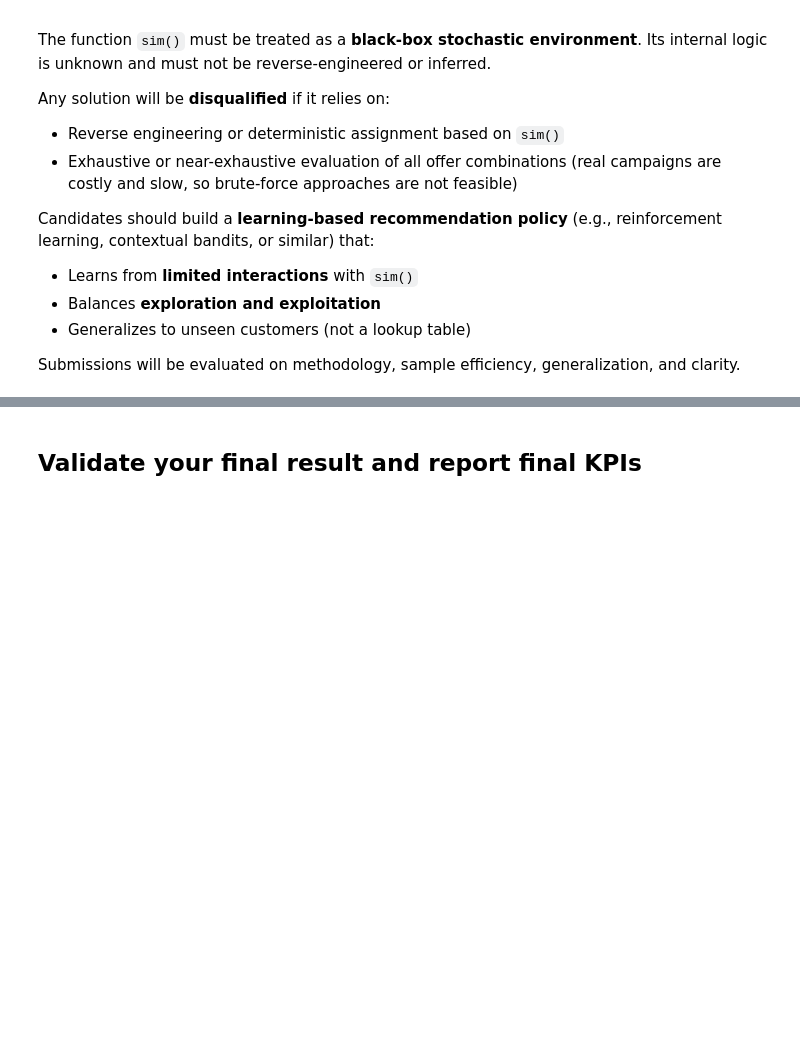
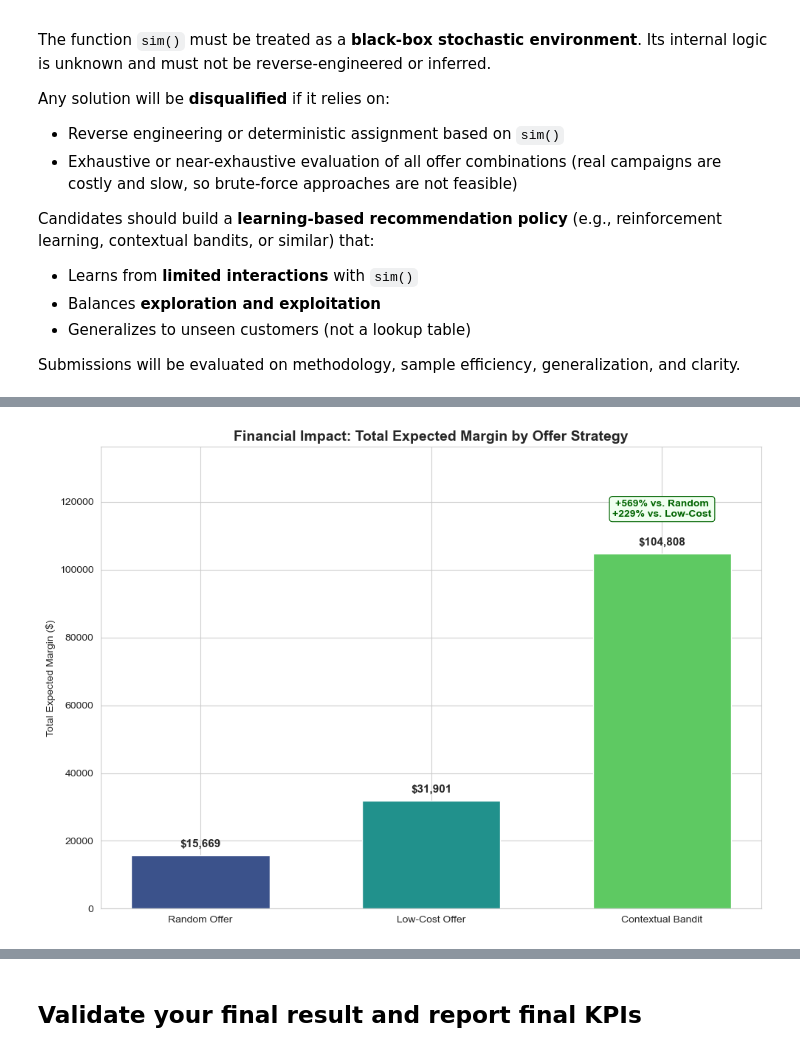
Before and after one commit to daniels13ca/liberty_case, a Jupyter notebook: CVM Simulation - Case.ipynb, the cells around one changed output, grey strips where cells are left out. Saved outputs shown, nothing was run; the diff lists cells and outputs as text; code cells hidden in the pictures; blank space fills up the shorter version.

Commit message:
Final version of model

```diff
--- a/CVM Simulation - Case.ipynb
+++ b/CVM Simulation - Case.ipynb
@@ -909,0 +954,99 @@ Batch 10: epsilon=0.05 | conversion=2.93% | margin=$75,653
+# %%
+# ============================================================
+# Financial Impact Comparison: Random vs. Low-Cost vs. Contextual Bandit
+# ============================================================
+
+sns.set_style("whitegrid")
+PALETTE = "viridis"
+
+# ------------------------------------------------------------
+# 1. Data Aggregation
+# ------------------------------------------------------------
+scenarios = {
+    "Random Offer": random_results_check,
+    "Low-Cost Offer": low_cost_results_check,
+    "Contextual Bandit": optimized_results_check,
+}
+
+# Total expected margin: sum of total_margin among converted customers only
+# (mathematically equal to summing total_margin over all rows, since
+# non-converted customers carry total_margin == 0 — filtering explicitly
+# keeps the calculation self-documenting)
+total_margin_by_scenario = {
+    name: df.loc[df["converted"], "total_margin"].sum()
+    for name, df in scenarios.items()
+}
+
+margin_summary = pd.DataFrame({
+    "Scenario": list(total_margin_by_scenario.keys()),
+    "Total Expected Margin ($)": list(total_margin_by_scenario.values()),
+})
+print("=== Total Expected Margin by Scenario ===")
+print(margin_summary.round(2))
+
+# ------------------------------------------------------------
+# 2. Financial Calculations: Absolute & Percentage Lift
+# ------------------------------------------------------------
+bandit_margin = total_margin_by_scenario["Contextual Bandit"]
+random_margin = total_margin_by_scenario["Random Offer"]
+low_cost_margin = total_margin_by_scenario["Low-Cost Offer"]
+
+lift_vs_random_abs = bandit_margin - random_margin
+lift_vs_random_pct = (lift_vs_random_abs / random_margin) * 100
+
+lift_vs_low_cost_abs = bandit_margin - low_cost_margin
+lift_vs_low_cost_pct = (lift_vs_low_cost_abs / low_cost_margin) * 100
+
+print("\n=== Financial Lift: Contextual Bandit vs. Baselines ===")
+print(f"vs. Random Offer:   ${lift_vs_random_abs:,.2f} ({lift_vs_random_pct:+.1f}%)")
+print(f"vs. Low-Cost Offer: ${lift_vs_low_cost_abs:,.2f} ({lift_vs_low_cost_pct:+.1f}%)")
+
+# ------------------------------------------------------------
+# 3. Visualization
+# ------------------------------------------------------------
+colors = sns.color_palette(PALETTE, 3)
+
+fig, ax = plt.subplots(figsize=(10, 7))
+bars = ax.bar(margin_summary["Scenario"], margin_summary["Total Expected Margin ($)"], color=colors, width=0.6)
+
+# Annotate each bar with its absolute dollar value
+for bar in bars:
+    height = bar.get_height()
+    ax.annotate(
+        f"${height:,.0f}",
+        xy=(bar.get_x() + bar.get_width() / 2, height),
+        xytext=(0, 6), textcoords="offset points",
+        ha="center", va="bottom", fontsize=11, fontweight="bold",
+    )
+
+# Highlight the % lift explicitly above the Contextual Bandit bar
+bandit_bar = bars[2]
+bandit_top = bandit_bar.get_height()
+ax.annotate(
+    f"+{lift_vs_random_pct:.0f}% vs. Random\n+{lift_vs_low_cost_pct:.0f}% vs. Low-Cost",
+    xy=(bandit_bar.get_x() + bandit_bar.get_width() / 2, bandit_top),
+    xytext=(0, 34), textcoords="offset points",
+    ha="center", va="bottom", fontsize=10, fontweight="bold",
+    color="darkgreen",
+    bbox=dict(boxstyle="round,pad=0.3", fc="honeydew", ec="darkgreen", lw=0.8),
+)
+
+ax.set_title("Financial Impact: Total Expected Margin by Offer Strategy", fontsize=14, fontweight="bold")
+ax.set_xlabel("")
+ax.set_ylabel("Total Expected Margin ($)")
+ax.set_ylim(0, bandit_top * 1.3)  # headroom for the lift annotation
+plt.tight_layout()
+plt.show()
+
+# ------------------------------------------------------------
+# Business Executive Summary
+# ------------------------------------------------------------
+print("\n=== Executive Summary ===")
+print(
+    f"Our Contextual Bandit model generated a total expected margin of "
+    f"${bandit_margin:,.2f} on the held-out test set, an absolute increase of "
+    f"${lift_vs_random_abs:,.2f} ({lift_vs_random_pct:+.1f}%) over the Random "
+    f"offer strategy, and ${lift_vs_low_cost_abs:,.2f} ({lift_vs_low_cost_pct:+.1f}%) "
+    "over the traditional fixed Low-Cost strategy."
+)
+# %% [output]
@@ -909,0 +1062 @@ Batch 10: epsilon=0.05 | conversion=2.93% | margin=$75,653
+[figure, added]
```
Also changed, not shown: parts of 21 cells of this notebook, 1 other file.
